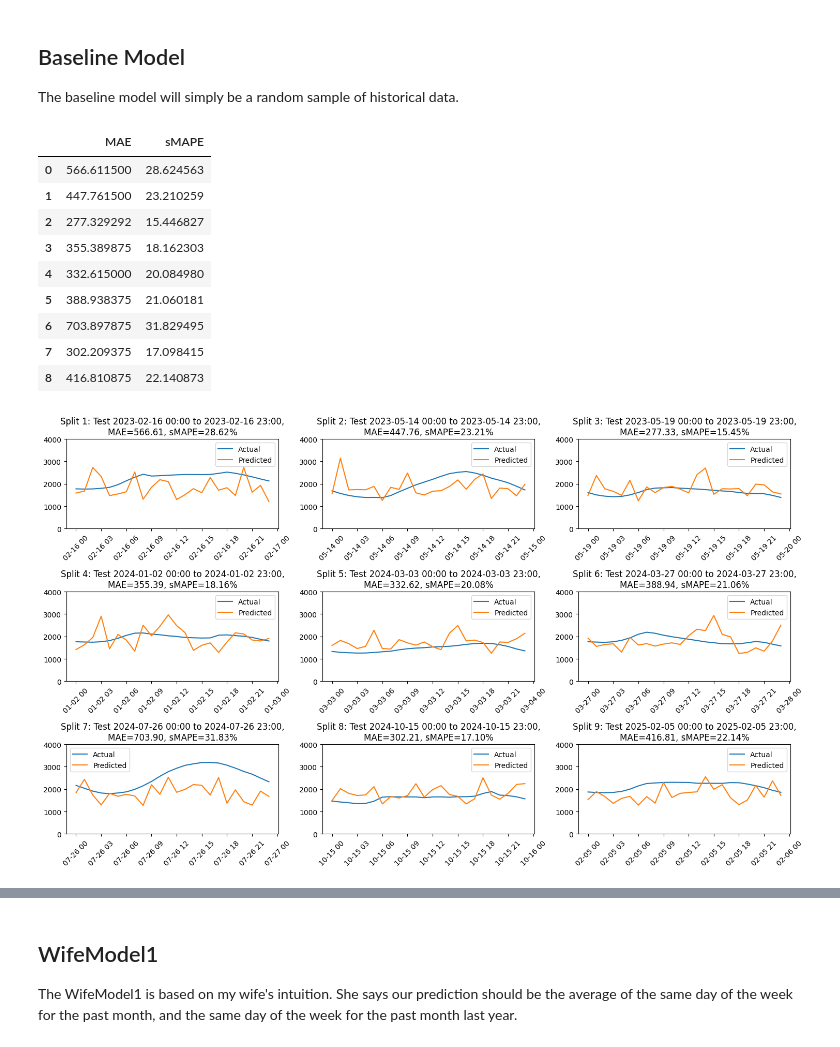
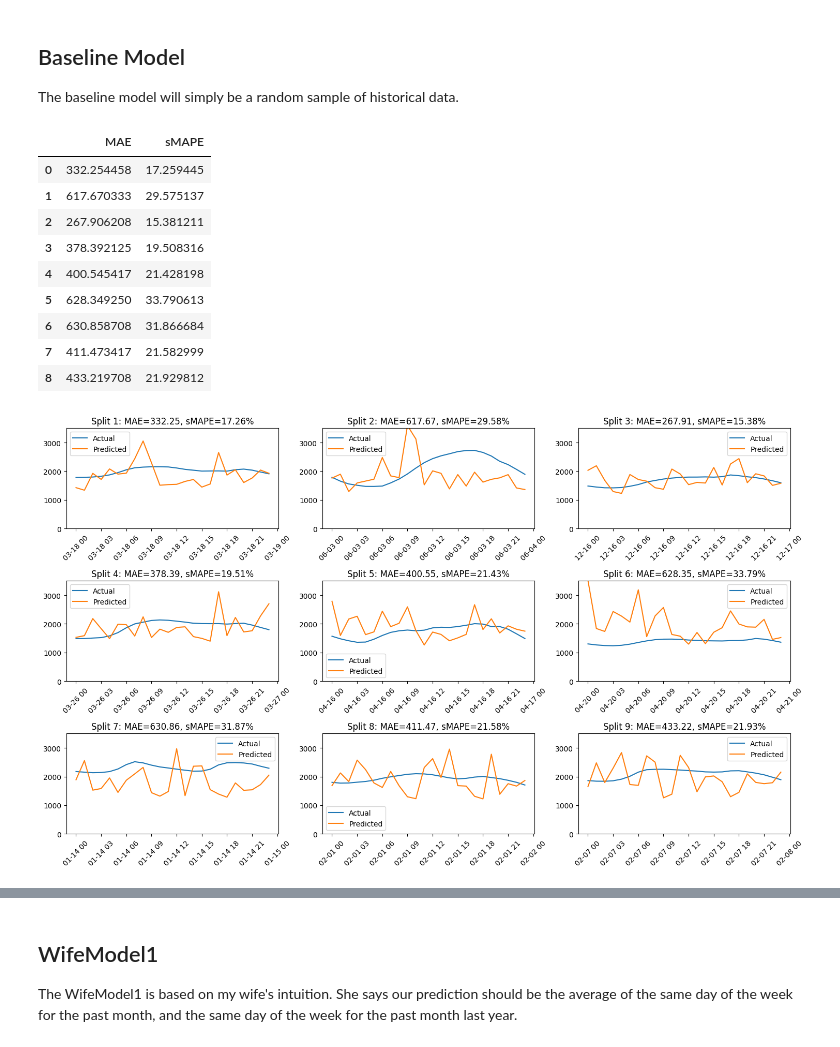
Before and after one commit to hankehly/adhoc-energy-analytics, a Jupyter notebook: notebooks/202503151107_load_forecasting.ipynb, the cells around one changed output, grey strips where cells are left out. Cells and saved outputs as stored; diff of their text form; code cells hidden in the pictures.

```diff
--- a/notebooks/202503151107_load_forecasting.ipynb
+++ b/notebooks/202503151107_load_forecasting.ipynb
@@ -457,65 +488,67 @@ class BaselineModel(BaseEstimator, RegressorMixin):
 # %%
-import math
-
 from sklearn.metrics import mean_absolute_error
 
-# Store MAE scores for evaluation
-mae_scores = []
-
+n_rows = 3
 evaluation_results = {"MAE": [], "sMAPE": []}
-
-n_rows = math.ceil(n_splits / 3)
 fig, axes = plt.subplots(n_rows, 3, figsize=(15, 3 * n_rows))
 axes = axes.flatten()
+
+# Define which columns are numeric and which are categorical
+numeric_features = ["Kansas City International Airport Temperature (Fahrenheit)"]
+# categorical_features = ["Weekday", "Weekend", "Season"]
+# pass_through_features = ["Year", "Month", "Day", "Hour"]
+
+# Build the preprocessor using ColumnTransformer
+preprocessor = ColumnTransformer(
+    transformers=[
+        ("num", StandardScaler(), numeric_features),
+        # ("cat", OneHotEncoder(drop="if_binary"), categorical_features),
+        # ("passthrough", "passthrough", pass_through_features),
+    ]
+)
 
 for i, (train_index, test_index) in enumerate(custom_splits):
     X_train, X_test = X.loc[train_index], X.loc[test_index]
     y_train, y_test = y.loc[train_index], y.loc[test_index]
 
-    # Train the model on past data
-    model = BaselineModel()
+    # Create a pipeline with the preprocessor and a linear regression model
+    model = Pipeline(
+        steps=[
+            ("preprocessor", preprocessor),
+            ("regressor", BaselineModel()),
+        ]
+    )
     model.fit(X_train, y_train)
-
-    # Predict on the 24-hour test window
     y_pred = model.predict(X_test)
 
-    # Compute MAE and sMAPE for this sliding window split
     mae = mean_absolute_error(y_test, y_pred)
     smape_value = smape(y_test, y_pred)
 
-    # Store the evaluation results
     evaluation_results["MAE"].append(mae)
     evaluation_results["sMAPE"].append(smape_value)
 
-    # print(y_test)
-
-    # Plot actual vs predicted values for this split
     axes[i].plot(y_test.index, y_test, label="Actual")
     axes[i].plot(y_test.index, y_pred, label="Predicted")
-    axes[i].set_title(
-        f"Split {i+1}: Test {y_test.index.min().strftime('%Y-%m-%d %H:%M')} to {y_test.index.max().strftime('%Y-%m-%d %H:%M')},\nMAE={mae:.2f}, sMAPE={smape_value:.2f}%"
-    )
+    axes[i].set_title(f"Split {i+1}: MAE={mae:.2f}, sMAPE={smape_value:.2f}%")
     axes[i].legend()
-    axes[i].set_ylim(0, 4000)
+    axes[i].set_ylim(0, 3500)
     axes[i].tick_params(axis="x", rotation=45)
 
-# Remove unused subplots if any exist
+# Remove extra subplots
 for j in range(i + 1, len(axes)):
     fig.delaxes(axes[j])
 
 plt.tight_layout()
-
-# Convert results to a DataFrame for better visualization
 pd.DataFrame(evaluation_results)
 # %% [output]
 |  | MAE | sMAPE |
-| 0 | 566.611500 | 28.624563 |
-| 1 | 447.761500 | 23.210259 |
-| 2 | 277.329292 | 15.446827 |
-| 3 | 355.389875 | 18.162303 |
-| 4 | 332.615000 | 20.084980 |
-| 5 | 388.938375 | 21.060181 |
-| 6 | 703.897875 | 31.829495 |
-| 7 | 302.209375 | 17.098415 |
-| 8 | 416.810875 | 22.140873 |
+| 0 | 332.254458 | 17.259445 |
+| 1 | 617.670333 | 29.575137 |
+| 2 | 267.906208 | 15.381211 |
+| 3 | 378.392125 | 19.508316 |
+| 4 | 400.545417 | 21.428198 |
+| 5 | 628.349250 | 33.790613 |
+| 6 | 630.858708 | 31.866684 |
+| 7 | 411.473417 | 21.582999 |
+| 8 | 433.219708 | 21.929812 |
-[figure, old version]
+[figure, new version]
```
Also changed, not shown: parts of 8 cells of this notebook.
